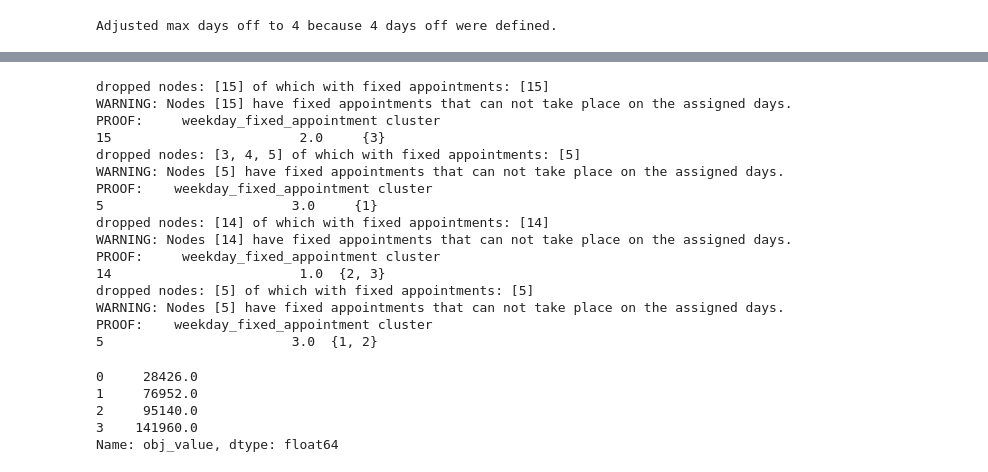
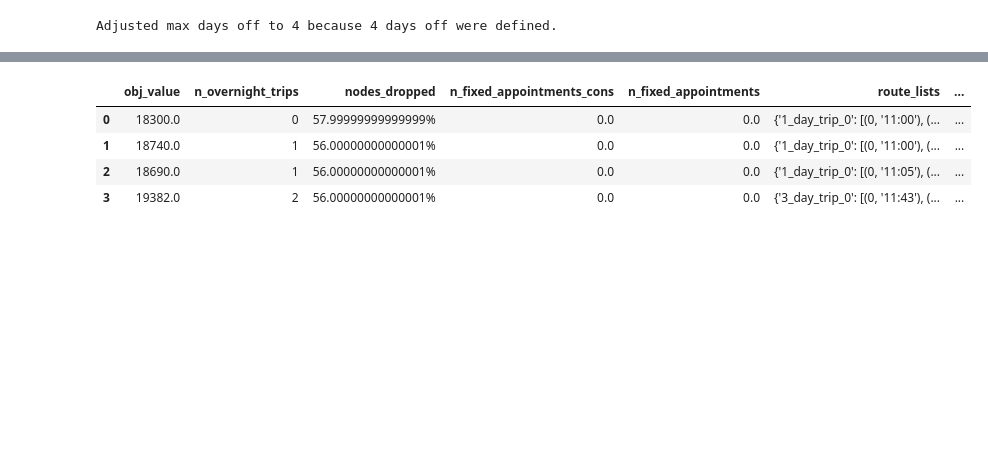
Before and after one commit to florianblaser/routing, a Jupyter notebook: playground.ipynb, the cells around one changed output, grey strips where cells are left out. Drawn from its saved outputs; the diff is of its cells as text; code cells hidden in the pictures; blank space fills up the shorter version.

```diff
--- a/playground.ipynb
+++ b/playground.ipynb
@@ -1,19 +1,19 @@
 # %%
-num_nodes = 20
+num_nodes = 50
 margin = 10 # time margin for arrival before appointments
-percentage_of_appointments = .4
-GlobalSpanCostCoefficient = 5 # adjust
-slack = 200 # adjust
+percentage_of_appointments = 0
+GlobalSpanCostCoefficient = 0 # adjust
+slack = 200000 # adjust
 min_work_days = 7 # minimum number of work days per location
 
 work_schedule = {
-    1: [9 * 60, 17 * 60],
-    2: [9 * 60, 17 * 60],
-    3: [9 * 60, 17 * 60],
-    4: [7 * 60, 18 * 60],
-    5: [8 * 60, 17 * 60],
-    6: [8 * 60, 16 * 60],
-    7: [8 * 60, 16 * 60]
+    1: [8 * 60, 19 * 60],
+    2: [8 * 60, 19 * 60],
+    3: [8 * 60, 19 * 60],
+    4: [8 * 60, 19 * 60],
+    5: [8 * 60, 18 * 60],
+    6: [8 * 60, 18 * 60],
+    7: [8 * 60, 18 * 60]
 }
 # week (mon-sun) constraints
 max_days_off = 0
@@ -45,9 +45,10 @@ if len(short_days) > max_short_days:
 # %% [output]
 Adjusted max days off to 4 because 4 days off were defined.
 # %%
-penalty_factor = [5, 10000, 500]
-
+penalty_factor = [10, 10000, 300]
+time_limit = 40
+overnight_cost = 2
 from src.routing import solve, create_data
 nodes_df, time_matrix = create_data(min_work_days, days_off, percentage_of_appointments, num_nodes, penalty_factor)
-nodes_df[['weekday_fixed_appointment', 'priority']]
+options_df, figs, route_lists = solve(nodes_df, time_matrix, slack, days_off, max_days_off, short_days, max_short_days, no_overnight_stays, max_overnight_stays, work_schedule, margin, time_limit, overnight_cost, lunch_duration=30, first_optimization_algorithm='BEST_INSERTION', second_optimization_algorithm='GUIDED_LOCAL_SEARCH', GlobalSpanCostCoefficient=GlobalSpanCostCoefficient, verbose=False, visual=True, restrictive=False)
 # %% [output]
@@ -71,25 +59,8 @@ nodes_df[['weekday_fixed_appointment', 'priority']]
-# %%
-routes_df = solve(nodes_df, time_matrix, slack, days_off, max_days_off, short_days, max_short_days, no_overnight_stays, max_overnight_stays, work_schedule, margin, lunch_duration=30, optimization_algorithm='PARALLEL_CHEAPEST_INSERTION', GlobalSpanCostCoefficient=GlobalSpanCostCoefficient, verbose=False, visual=False, restrictive=False, deep=False)
-routes_df[0]['obj_value']
-# %% [output]
-dropped nodes: [15] of which with fixed appointments: [15]
-WARNING: Nodes [15] have fixed appointments that can not take place on the assigned days.
-PROOF:     weekday_fixed_appointment cluster
-15                        2.0     {3}
-dropped nodes: [3, 4, 5] of which with fixed appointments: [5]
-WARNING: Nodes [5] have fixed appointments that can not take place on the assigned days.
-PROOF:    weekday_fixed_appointment cluster
-5                        3.0     {1}
-dropped nodes: [14] of which with fixed appointments: [14]
-WARNING: Nodes [14] have fixed appointments that can not take place on the assigned days.
-PROOF:     weekday_fixed_appointment cluster
-14                        1.0  {2, 3}
-dropped nodes: [5] of which with fixed appointments: [5]
-WARNING: Nodes [5] have fixed appointments that can not take place on the assigned days.
-PROOF:    weekday_fixed_appointment cluster
-5                        3.0  {1, 2}
-0     28426.0
-1     76952.0
-2     95140.0
-3    141960.0
-Name: obj_value, dtype: float64
+# %%
+options_df
+# %% [output]
+|  | obj_value | n_overnight_trips | nodes_dropped | n_fixed_appointments_cons | n_fixed_appointments | route_lists | ... |
+| 0 | 18300.0 | 0 | 57.99999999999999% | 0.0 | 0.0 | {'1_day_trip_0': [(0, '11:00'), (... | ... |
+| 1 | 18740.0 | 1 | 56.00000000000001% | 0.0 | 0.0 | {'1_day_trip_0': [(0, '11:00'), (... | ... |
+| 2 | 18690.0 | 1 | 56.00000000000001% | 0.0 | 0.0 | {'1_day_trip_0': [(0, '11:05'), (... | ... |
+| 3 | 19382.0 | 2 | 56.00000000000001% | 0.0 | 0.0 | {'3_day_trip_0': [(0, '11:43'), (... | ... |
```
Also changed, not shown: parts of 1 cell of this notebook, 3 other files.
